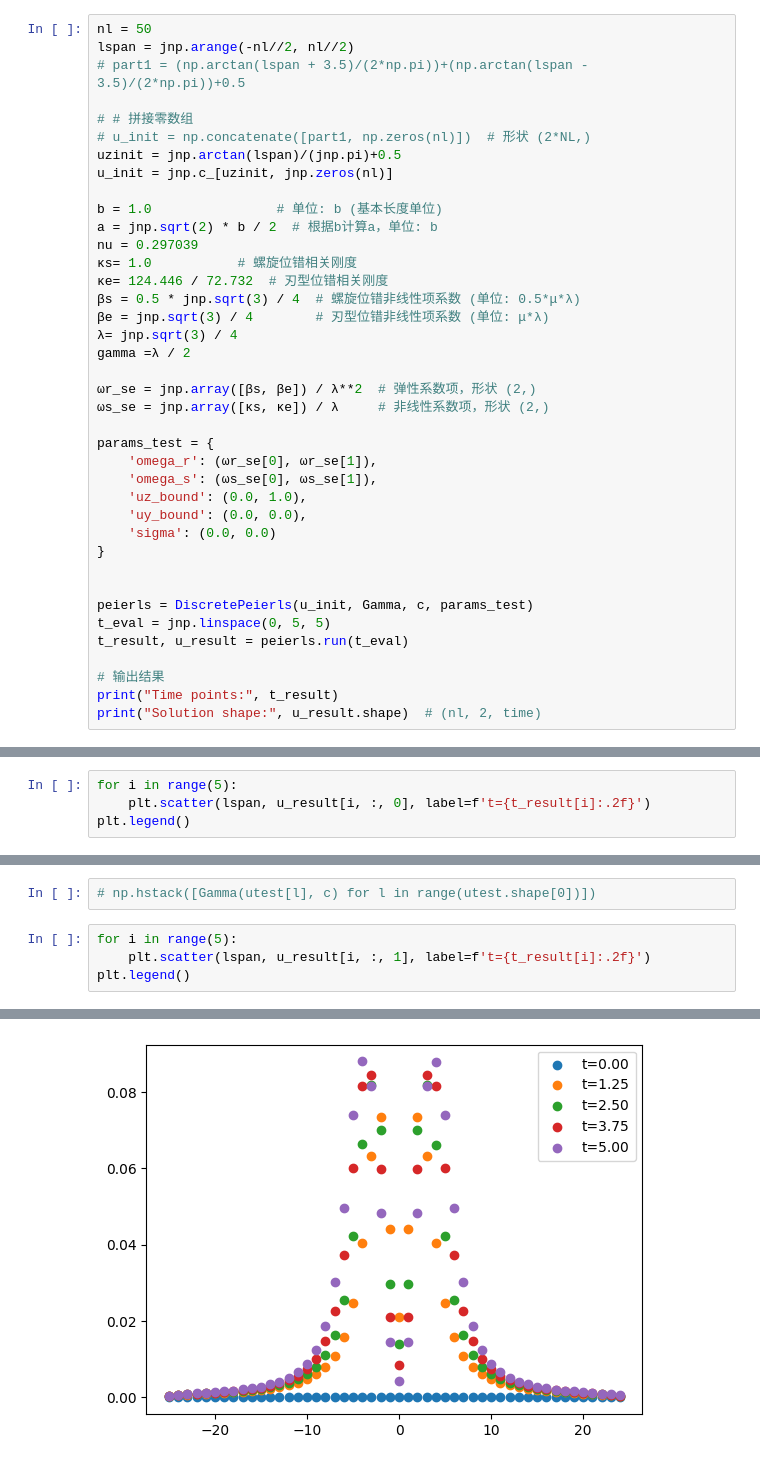
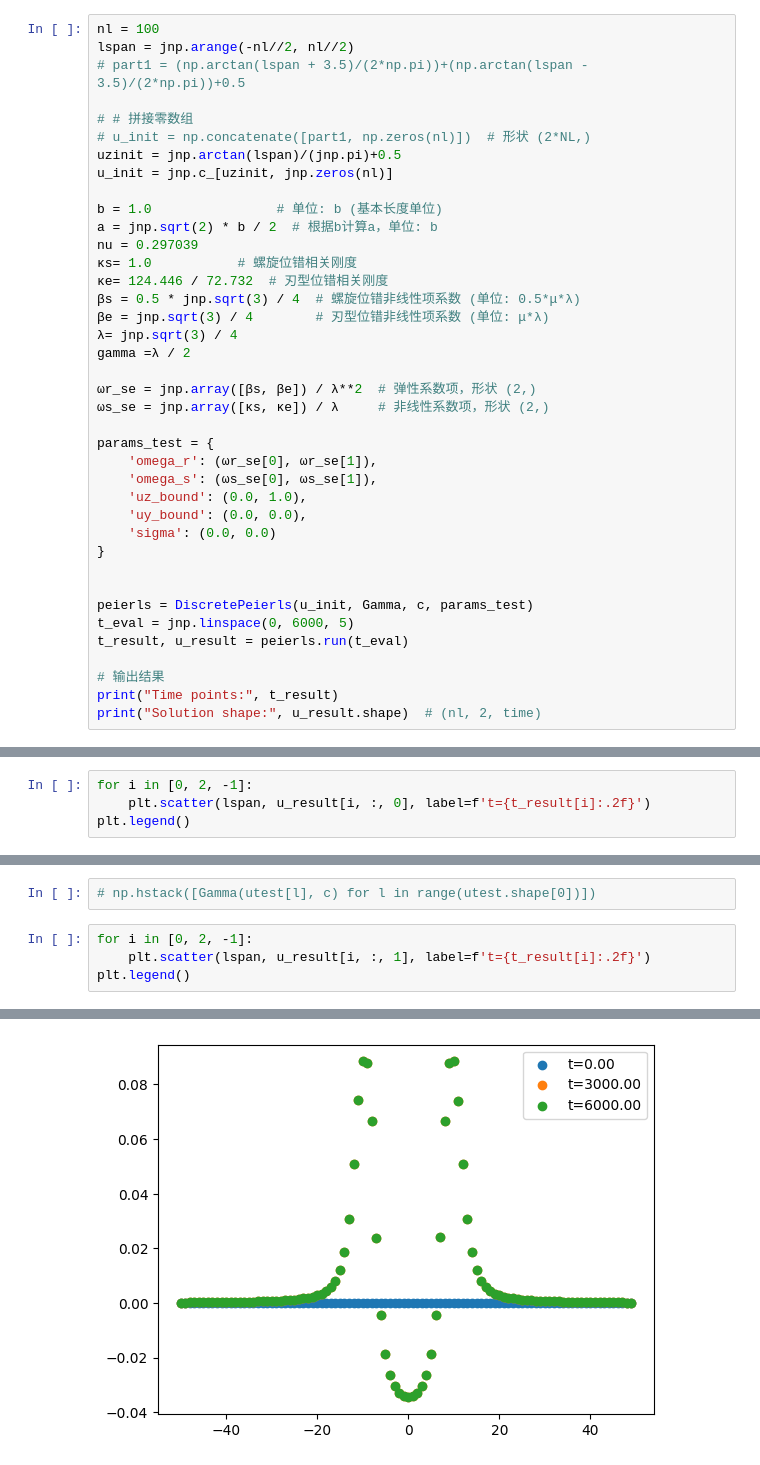
Before and after one commit to huxiangshenghxs/DPFMD, a Jupyter notebook: test.ipynb, the cells around one changed output, grey strips where cells are left out. Cells and saved outputs as stored; diff of their text form.

```diff
--- a/test.ipynb
+++ b/test.ipynb
@@ -180,7 +180,7 @@ c = [
     0.01919935925806344
 ]
 # %%
-nl = 50
+nl = 100
 lspan = jnp.arange(-nl//2, nl//2)
 # part1 = (np.arctan(lspan + 3.5)/(2*np.pi))+(np.arctan(lspan - 3.5)/(2*np.pi))+0.5
 
@@ -212,7 +212,7 @@ params_test = {
 
 
 peierls = DiscretePeierls(u_init, Gamma, c, params_test)
-t_eval = jnp.linspace(0, 5, 5)
+t_eval = jnp.linspace(0, 6000, 5)
 t_result, u_result = peierls.run(t_eval)
 
 # 输出结果
@@ -224,5 +224,5 @@ Solution shape: (5, 50, 2)
 # %%
-for i in range(5):
+for i in [0, 2, -1]:
     plt.scatter(lspan, u_result[i, :, 0], label=f't={t_result[i]:.2f}')
 plt.legend()
 # %% [output]
@@ -231,9 +231,9 @@ plt.legend()
 # %%
 # np.hstack([Gamma(utest[l], c) for l in range(utest.shape[0])])
 # %%
-for i in range(5):
+for i in [0, 2, -1]:
     plt.scatter(lspan, u_result[i, :, 1], label=f't={t_result[i]:.2f}')
 plt.legend()
 # %% [output]
 <matplotlib.legend.Legend at 0x...>
-[figure, old version]
+[figure, new version]
```
Also changed, not shown: parts of 2 cells of this notebook, 2 other files.
